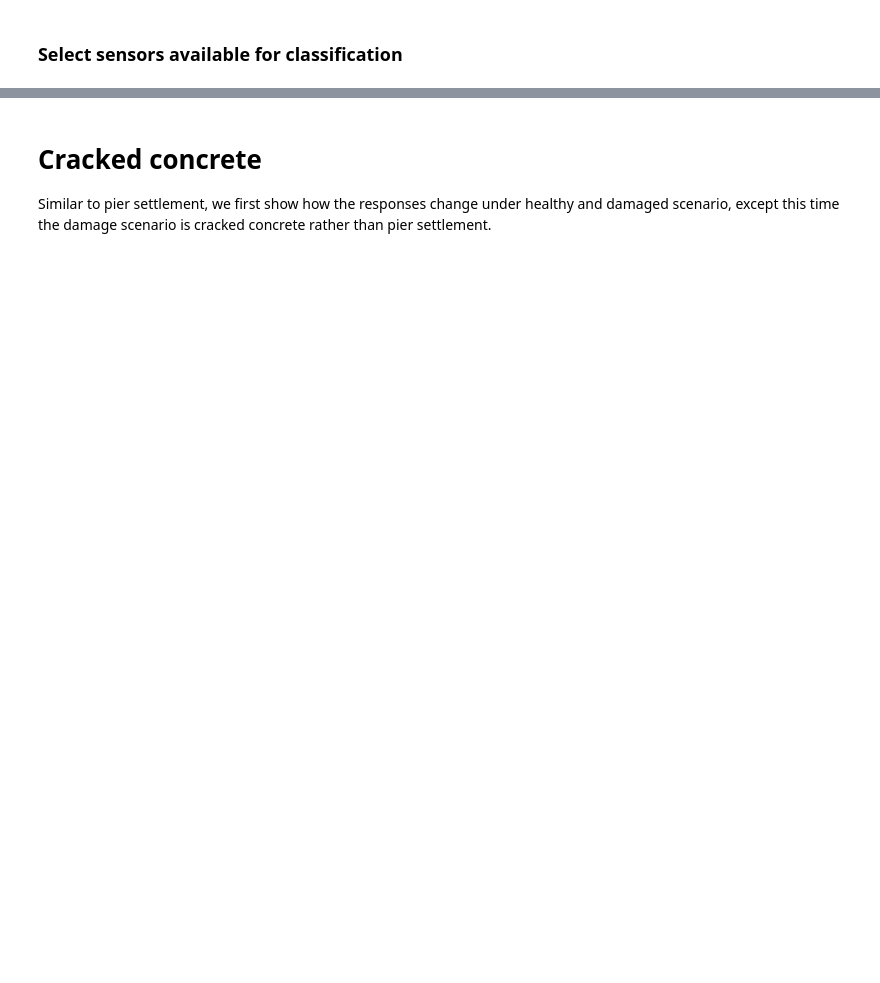
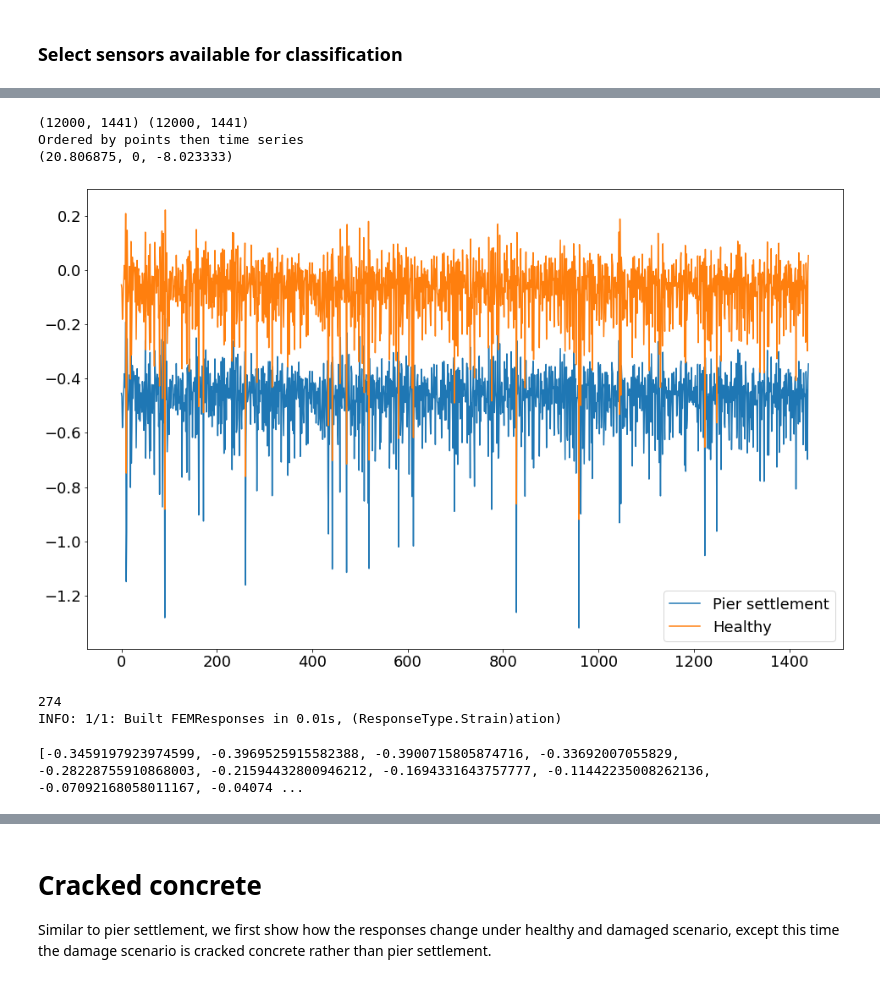
Before and after one commit to jerbaroo/bridge-sim, a Jupyter notebook: notebooks/classify.ipynb, the cells around one changed output, grey strips where cells are left out. Saved outputs shown, nothing was run; the diff lists cells and outputs as text; code cells hidden in the pictures; blank space fills up the shorter version.

```diff
--- a/notebooks/classify.ipynb
+++ b/notebooks/classify.ipynb
@@ -1296,7 +1315,17 @@ classify_sensors.shape
 # %%
 many_y_h, many_s_h = deepcopy(responses[0])  # Healthy bridge. Vertical translation and strain.
 many_y_p, many_s_p = deepcopy(responses[1])  # Pier settlement. Vertical translation and strain.
 many_y_h, many_y_p = resize_y(many_y_h), resize_y(many_y_p)
 many_s_h, many_s_p = resize_s(many_s_h), resize_s(many_s_p)
 print(many_y_h.shape, many_s_h.shape)
 print("Ordered by points then time series")
+sensor_i = 0
+plt.plot(many_y_p[classify_sensors_i[sensor_i]], label="Pier settlement")
+plt.plot(many_y_h[classify_sensors_i[sensor_i]], label="Healthy")
+plt.legend()
+print(sensors[classify_sensors_i[sensor_i]])
+# %% [output]
+(12000, 1441) (12000, 1441)
+Ordered by points then time series
+(20.806875, 0, -8.023333)
+[figure, added]
@@ -1310,21 +1332,30 @@ rm_year_y = lr_y_2018.predict([[day_temp]])[0]
 # %%
 effect_2019_sensors_y, effect_2019_sensors_s = [], []
-for i, sensor in enumerate(classify_sensors):
-    print(f"Sensor {i}", end="\r")
-    effect_2019_sensors_y.append(
-        resize_y(temperature.effect(c=c, response_type=rt_y, points=[sensor], temps=temps_2019["temp"], solar=temps_2019["solar"], len_per_hour=60)[0]))
+print(len(classify_sensors))
+for sensor in classify_sensors:
+    effect_2019_sensors_y.append(resize_y(temperature.effect(c=c, response_type=rt_y, points=[sensor], temps=temps_2019["temp"], solar=temps_2019["solar"], len_per_hour=60)[0]))
     effect_2019_sensors_s.append(temperature.effect(c=c, response_type=rt_s, points=[sensor], temps=temps_2019["temp"], solar=temps_2019["solar"], len_per_hour=60)[0])
+# %% [output]
+274
+INFO: 1/1: Built FEMResponses in 0.01s, (ResponseType.Strain)ation)
 # %%
-num = 10
+month, day = 10, 10
+day_str, month_str = str(day), str(month)
+if len(day_str) == 1: day_str = "0" + day_str
+if len(month_str) == 1: month_str = "0" + month_str
+temp_i, temp_j = ij(temps_2019, f"2019-{month_str}-{day_str}T00:00", f"2019-{month_str}-{day_str}T23:59")
+day_temp = np.mean(temps_2019["temp"][temp_i:temp_j])
+print(f"Month, day = {month_str}, {day_str}, Mean day temperature = {day_temp:.3f}")
+rm_year_s = lr_s_2018.predict([[day_temp]])[0]
+rm_year_y = lr_y_2018.predict([[day_temp]])[0]
 
 healthy_probs = []
 pier_probs = []
 # for sensor_i, sensor in zip(classify_sensors_i, classify_sensors):
-for i, (sensor_i, sensor) in list(enumerate(zip(classify_sensors_i, classify_sensors)))[num]:
-    print(i)
+for i, (sensor_i, sensor) in list(enumerate(zip(classify_sensors_i, classify_sensors))):
     # Effect of annual temperature for this sensor.
     effect_2019_sensor_y = effect_2019_sensors_y[i]
-    effect_2019_sensos_y = effect_2019_sensors_s[i]
+    effect_2019_sensor_s = effect_2019_sensors_s[i]
     assert len(temps_2019) == len(effect_2019_sensor_y)
     y_h, y_p = many_y_h[sensor_i], many_y_p[sensor_i]
     s_h, s_p = many_s_h[sensor_i], many_s_p[sensor_i]
@@ -1337,7 +1368,8 @@ for i, (sensor_i, sensor) in list(enumerate(zip(classify_sensors_i, classify_sen
     signal_s = signal_s - rm_24h_s - rm_year_s
     signal_y = signal_y - rm_24h_y - rm_year_y
     healthy_pred = model.predict(feature(np.array([signal_y, signal_s]).T))
-    healthy_probs.append(len([p for p in healthy_pred if p > 0]) / len(healthy_pred))
+#     healthy_probs.append(len([p for p in healthy_pred if p > 0]) / len(healthy_pred))
+    healthy_probs.append(healthy_pred)
     # Pier settlement.
     signal_s, signal_y = s_p + temp_s, y_p + temp_y
     _rm_24h_y, rm_24h_y = remove_sampled(24, signal_y)
@@ -1345,6 +1377,9 @@ for i, (sensor_i, sensor) in list(enumerate(zip(classify_sensors_i, classify_sen
     signal_s = signal_s - rm_24h_s - rm_year_s
     signal_y = signal_y - rm_24h_y - rm_year_y
     pier_pred = model.predict(feature(np.array([signal_y, signal_s]).T))
-    pier_probs.append(len([p for p in pier_pred if p > 0]) / len(pier_pred))
+    pier_probs.append(pier_pred)
+#     pier_probs.append(len([p for p in pier_pred if p > 0]) / len(pier_pred))
 print(healthy_probs, pier_probs)
+# %% [output]
+[-0.3459197923974599, -0.3969525915582388, -0.3900715805874716, -0.33692007055829, -0.28228755910868003, -0.21594432800946212, -0.1694331643757777, -0.11442235008262136, -0.07092168058011167, -0.04074 ...
 # %%
```
Also changed, not shown: parts of 9 cells of this notebook, 4 other files.
